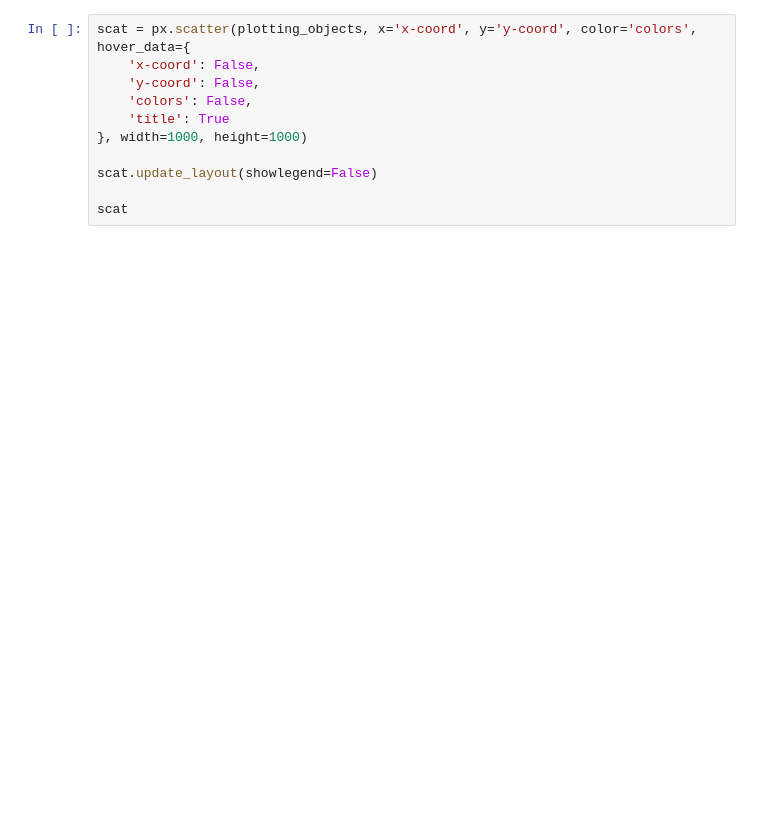
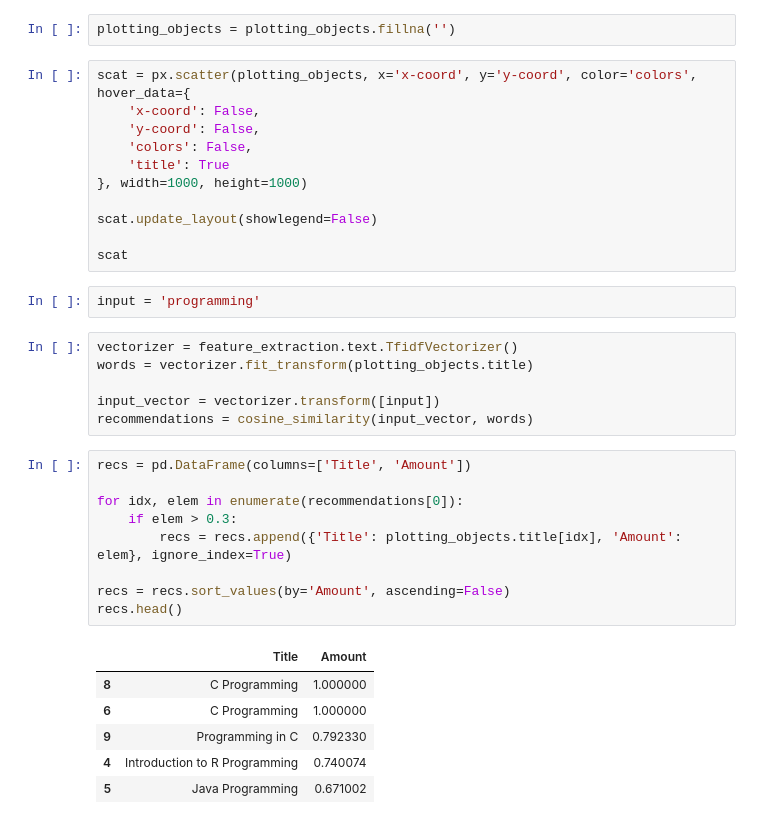
Before and after one commit to JelmerSurewaard/ML, a Jupyter notebook: Learning Store/Plotting.ipynb, the cells around one changed output. Saved outputs shown, nothing was run; the diff lists cells and outputs as text; blank space fills up the shorter version.

```diff
--- a/Learning Store/Plotting.ipynb
+++ b/Learning Store/Plotting.ipynb
@@ -17,3 +19,5 @@ plotting_objects.head()
+# %%
+plotting_objects = plotting_objects.fillna('')
 # %%
 scat = px.scatter(plotting_objects, x='x-coord', y='y-coord', color='colors', hover_data={
     'x-coord': False,
@@ -25,3 +29,27 @@ scat = px.scatter(plotting_objects, x='x-coord', y='y-coord', color='colors', ho
 scat.update_layout(showlegend=False)
 
 scat
+# %%
+input = 'programming'
+# %%
+vectorizer = feature_extraction.text.TfidfVectorizer()
+words = vectorizer.fit_transform(plotting_objects.title)
+
+input_vector = vectorizer.transform([input])
+recommendations = cosine_similarity(input_vector, words)
+# %%
+recs = pd.DataFrame(columns=['Title', 'Amount'])
+
+for idx, elem in enumerate(recommendations[0]):
+    if elem > 0.3:
+        recs = recs.append({'Title': plotting_objects.title[idx], 'Amount': elem}, ignore_index=True)
+
+recs = recs.sort_values(by='Amount', ascending=False)
+recs.head()
+# %% [output]
+|  | Title | Amount |
+| 8 | C Programming | 1.000000 |
+| 6 | C Programming | 1.000000 |
+| 9 | Programming in C | 0.792330 |
+| 4 | Introduction to R Programming | 0.740074 |
+| 5 | Java Programming | 0.671002 |
```
Also changed, not shown: parts of 2 cells of this notebook, 2 other files.
